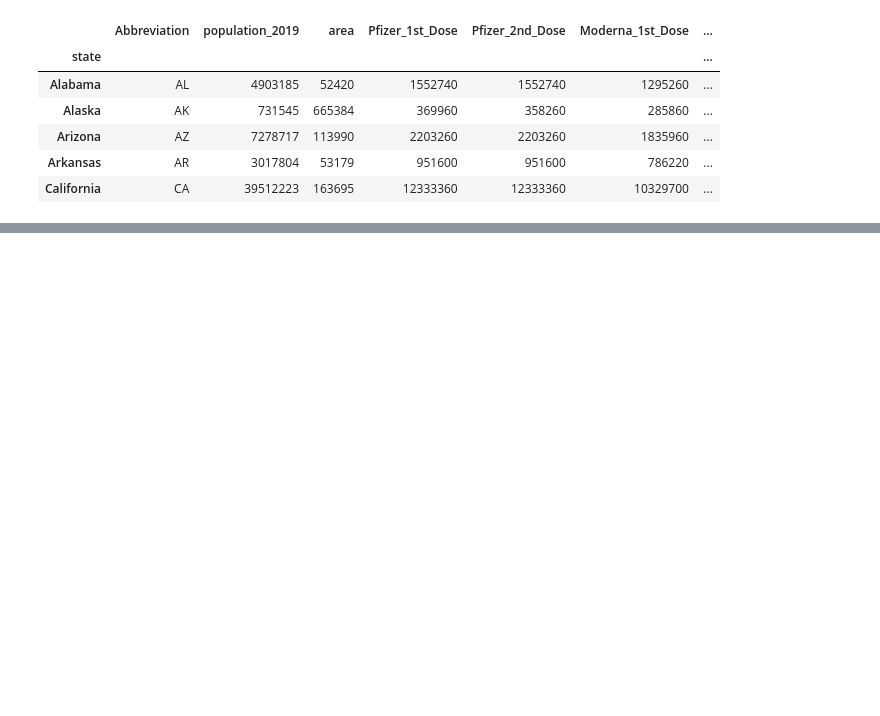
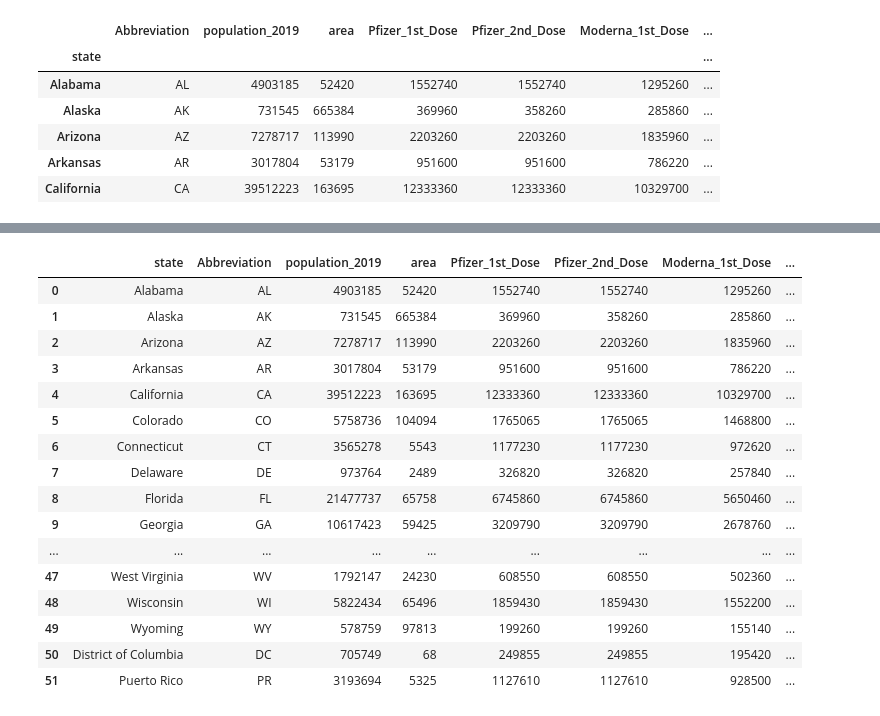
Before and after one commit to l1987deterding/Covid-Data-Visualization, a Jupyter notebook: covid_final.ipynb, the cells around one changed output, grey strips where cells are left out. Cells and saved outputs as stored; diff of their text form; code cells hidden in the pictures; blank space fills up the shorter version.

Commit message:
updated ipynb file for dataframes

```diff
--- a/covid_final.ipynb
+++ b/covid_final.ipynb
@@ -132 +125,14 @@ WARNING:root:Requests made without an app_token will be subject to strict thrott
 3282 rows × 7 columns
+# %%
+# aggregating to state-level data
+# all mins are zero, so just skipping that value from the aggregation
+vaxed_by_state = admin_data.groupby("Abbreviation").agg(
+        avg_pct_vax=pd.NamedAgg(column='pct_pop_vax', aggfunc='mean'),
+        max_pct_vax=pd.NamedAgg(column='pct_pop_vax', aggfunc=max),
+        total_pop_vax=pd.NamedAgg(column='total_pop_vax', aggfunc=sum),
+        age_65_plus_vax=pd.NamedAgg(column='age_65_plus_pop_vaxed', aggfunc=sum),
+        avg_pct_65up_vax=pd.NamedAgg(column='pct_65_plus_vaxed', aggfunc='mean'),
+        max_pct_65up_vax=pd.NamedAgg(column='pct_65_plus_vaxed', aggfunc=max)
+)
+vaxed_by_state = vaxed_by_state.reset_index()
+vaxed_by_state.head()
@@ -132,0 +146,8 @@ WARNING:root:Requests made without an app_token will be subject to strict thrott
+# %%
+# created new column for merging because couldn't figure out why 'Abbreviation' column wouldn't merge correctly, this worked
+vaxed_by_state['state'] = ['Alaska', 'Alabama', 'Arkansas', 'American Samoa', 'Arizona', 'California', 'Colorado', 'Connecticut',
+    'District of Columbia', 'Delaware', 'Florida', 'FM', 'Georgia', 'Guam', 'Hawaii', 'Iowa', 'Idaho', 'Illinois', 'Indiana',
+    'Kansas', 'Kentucky', 'Louisiana', 'Massachusetts', 'Maryland', 'Maine', 'MH', 'Michigan', 'Minnesota', 'Missouri', 'MP',
+    'Mississippi', 'Montana', 'North Carolina', 'North Dakota', 'Nebraska', 'New Hampshire', 'New Jersey', 'New Mexico', 'Nevada',
+    'New York', 'Ohio', 'Oklahoma', 'Oregon', 'Pennsylvania', 'Puerto Rico', 'PW', 'Rhode Island', 'South Carolina', 'South Dakota',
+    'Tennessee', 'Texas', 'Unknown', 'Utah', 'Virginia', 'Virgin Islands', 'Vermont', 'Washington', 'Wisconsin', 'West Virginia', 'Wyoming']
@@ -133,2 +163,27 @@ WARNING:root:Requests made without an app_token will be subject to strict thrott
+# %%
+final_data_2 = final_data_df.merge(vaxed_by_state, on="state", how="inner")
+# dropping 2nd Abbreviation column
+final_data_2 = final_data_2.drop(columns='Abbreviation_y')
+# rename Abbreviation_x
+final_data_2 = final_data_2.rename(columns={'Abbreviation_x': 'Abbreviation'})
+final_data_2
+# %% [output]
+|  | state | Abbreviation | population_2019 | area | Pfizer_1st_Dose | Pfizer_2nd_Dose | Moderna_1st_Dose | ... |
+| 0 | Alabama | AL | 4903185 | 52420 | 1552740 | 1552740 | 1295260 | ... |
+| 1 | Alaska | AK | 731545 | 665384 | 369960 | 358260 | 285860 | ... |
+| 2 | Arizona | AZ | 7278717 | 113990 | 2203260 | 2203260 | 1835960 | ... |
+| 3 | Arkansas | AR | 3017804 | 53179 | 951600 | 951600 | 786220 | ... |
+| 4 | California | CA | 39512223 | 163695 | 12333360 | 12333360 | 10329700 | ... |
+| 5 | Colorado | CO | 5758736 | 104094 | 1765065 | 1765065 | 1468800 | ... |
+| 6 | Connecticut | CT | 3565278 | 5543 | 1177230 | 1177230 | 972620 | ... |
+| 7 | Delaware | DE | 973764 | 2489 | 326820 | 326820 | 257840 | ... |
+| 8 | Florida | FL | 21477737 | 65758 | 6745860 | 6745860 | 5650460 | ... |
+| 9 | Georgia | GA | 10617423 | 59425 | 3209790 | 3209790 | 2678760 | ... |
+| ... | ... | ... | ... | ... | ... | ... | ... | ... |
+| 47 | West Virginia | WV | 1792147 | 24230 | 608550 | 608550 | 502360 | ... |
+| 48 | Wisconsin | WI | 5822434 | 65496 | 1859430 | 1859430 | 1552200 | ... |
+| 49 | Wyoming | WY | 578759 | 97813 | 199260 | 199260 | 155140 | ... |
+| 50 | District of Columbia | DC | 705749 | 68 | 249855 | 249855 | 195420 | ... |
+| 51 | Puerto Rico | PR | 3193694 | 5325 | 1127610 | 1127610 | 928500 | ... |
 # %%
 admin_data = admin_data.set_index()
```
Also changed, not shown: parts of 7 cells of this notebook, 1 other file.
